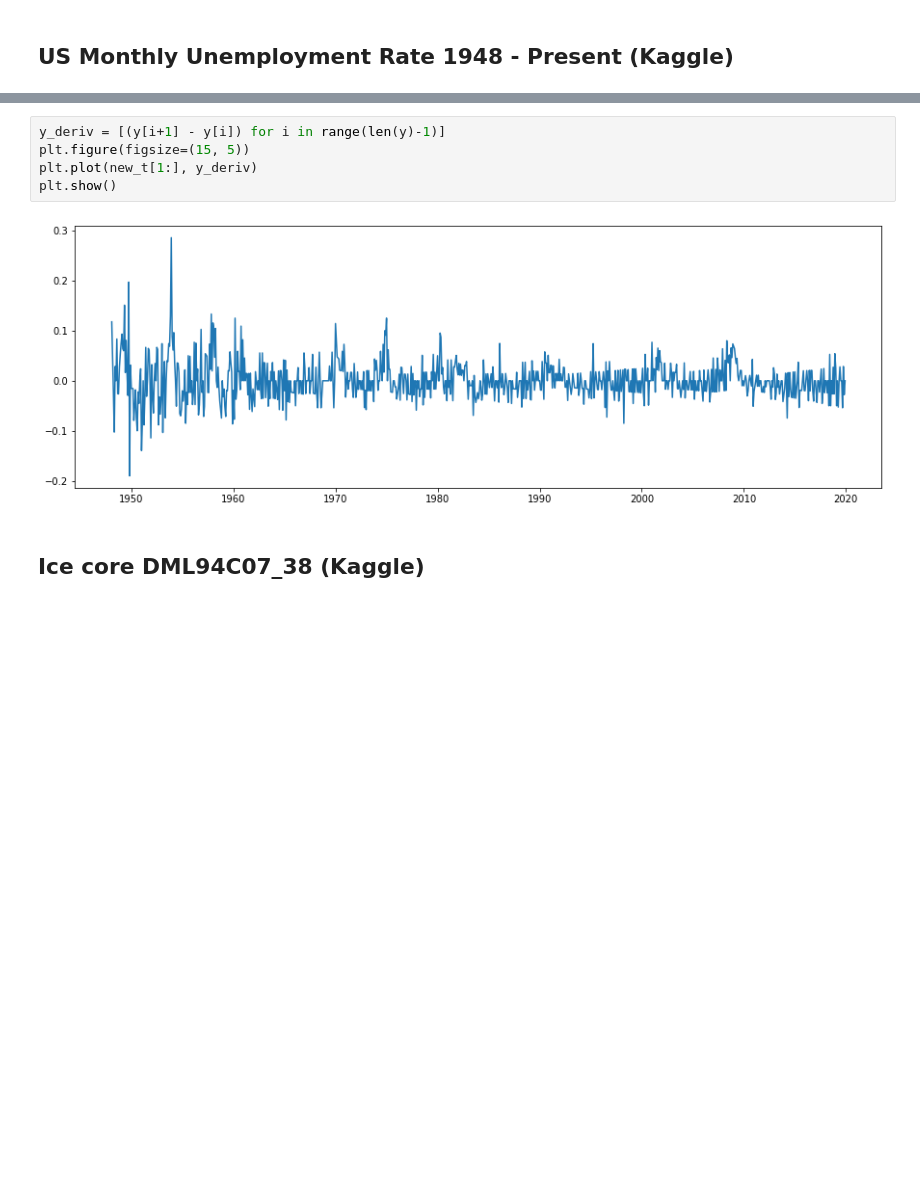
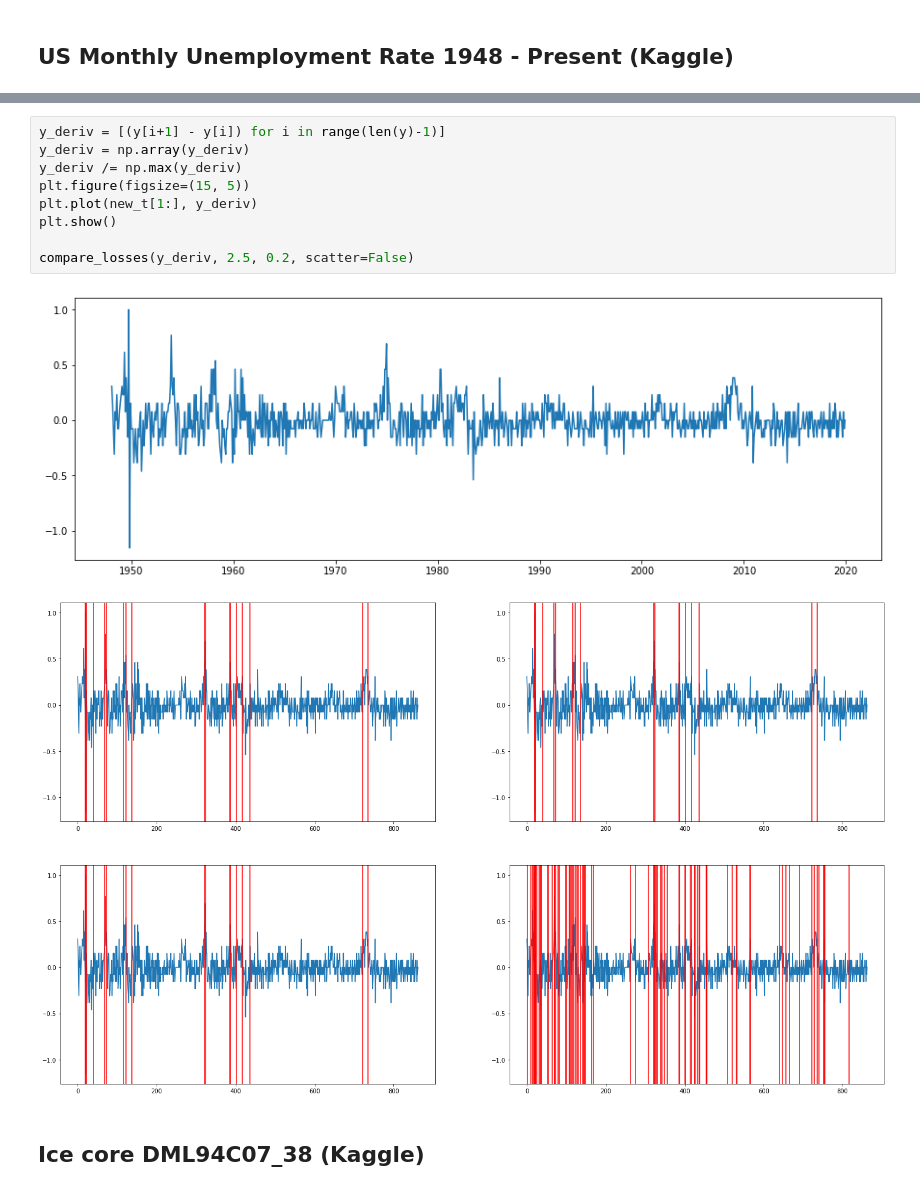
Before and after one commit to jeremtti/changepoint_detection_outliers, a Jupyter notebook: real_world_data.ipynb, the cells around one changed output, grey strips where cells are left out. Cells and saved outputs as stored; diff of their text form; blank space fills up the shorter version.

```diff
--- a/data.ipynb
+++ b/real_world_data.ipynb
@@ -123,10 +214,15 @@ plt.show()
 # %%
 y_deriv = [(y[i+1] - y[i]) for i in range(len(y)-1)]
+y_deriv = np.array(y_deriv)
+y_deriv /= np.max(y_deriv)
 plt.figure(figsize=(15, 5))
 plt.plot(new_t[1:], y_deriv)
 plt.show()
+
+compare_losses(y_deriv, 2.5, 0.2, scatter=False)
 # %% [output]
-[figure, old version]
+[figure, new version]
+[figure, added]
 # %% [markdown]
 ## Ice core DML94C07_38 (Kaggle)
 # %%
```
Also changed, not shown: parts of 19 cells of this notebook, 3 other files.
